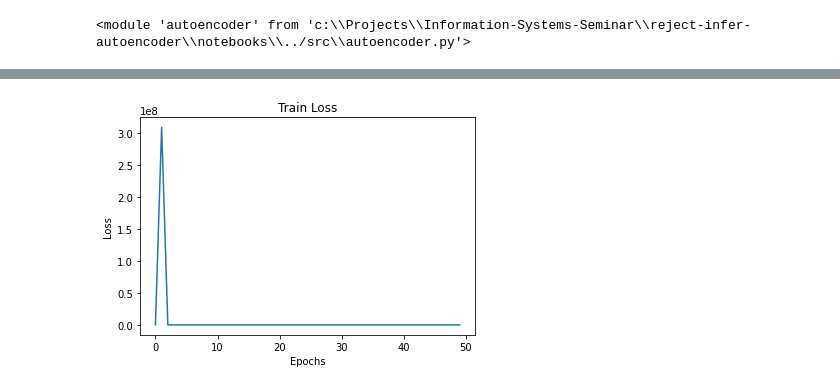
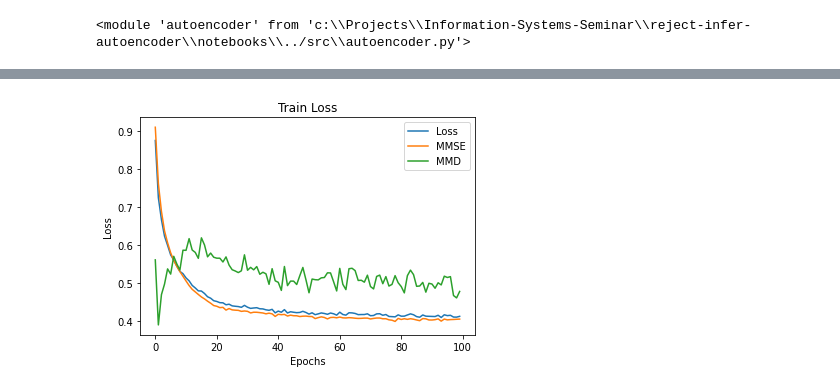
Before and after one commit to lukasvoege/reject-infer-autoencoder, a Jupyter notebook: notebooks/playground.ipynb, the cells around one changed output, grey strips where cells are left out. Saved outputs shown, nothing was run; the diff lists cells and outputs as text; code cells hidden in the pictures.

```diff
--- a/notebooks/playground.ipynb
+++ b/notebooks/playground.ipynb
@@ -130,8 +90,8 @@ importlib.reload(aenc)
 # %% [output]
 <module 'autoencoder' from 'c:\\Projects\\Information-Systems-Seminar\\reject-infer-autoencoder\\notebooks\\../src\\autoencoder.py'>
 # %%
-BATCH_SIZE = 200
-EPOCHS = 50
+BATCH_SIZE = 300
+EPOCHS = 100
 LR = 1e-3
 
 dataset = aenc.CreditscoringDataset("gmsc.csv")      # load and prepare Dataset to Tensor
@@ -147,13 +107,16 @@ net = aenc.Autoencoder(shape)
 print(net)
 net.to("cpu")
 
-train_loss = aenc.train(net, data_loader, EPOCHS, LR)
+train_loss, train_loss_mmse, train_loss_mmd = aenc.train(net, data_loader, EPOCHS, LR)
 
 plt.figure()
-plt.plot(train_loss)
+plt.plot(train_loss, label='Loss')
+plt.plot(train_loss_mmse, label='MMSE')
+plt.plot(train_loss_mmd, label='MMD')
 plt.title('Train Loss')
 plt.xlabel('Epochs')
 plt.ylabel('Loss')
+plt.legend()
 plt.show()
 # %% [output]
 Autoencoder(
@@ -176,4 +139,4 @@ Epoch 50 of 50, Train Loss: 1185.908
-[figure, old version]
+[figure, new version]
 # %%
 n_years = 20
 
```
Also changed, not shown: parts of 7 cells of this notebook, 1 other file.
